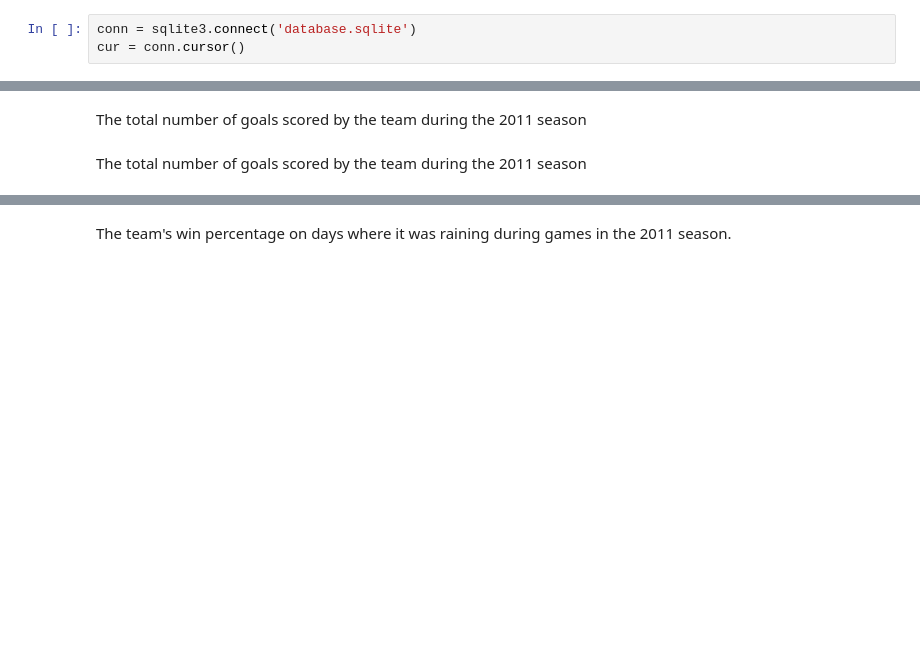
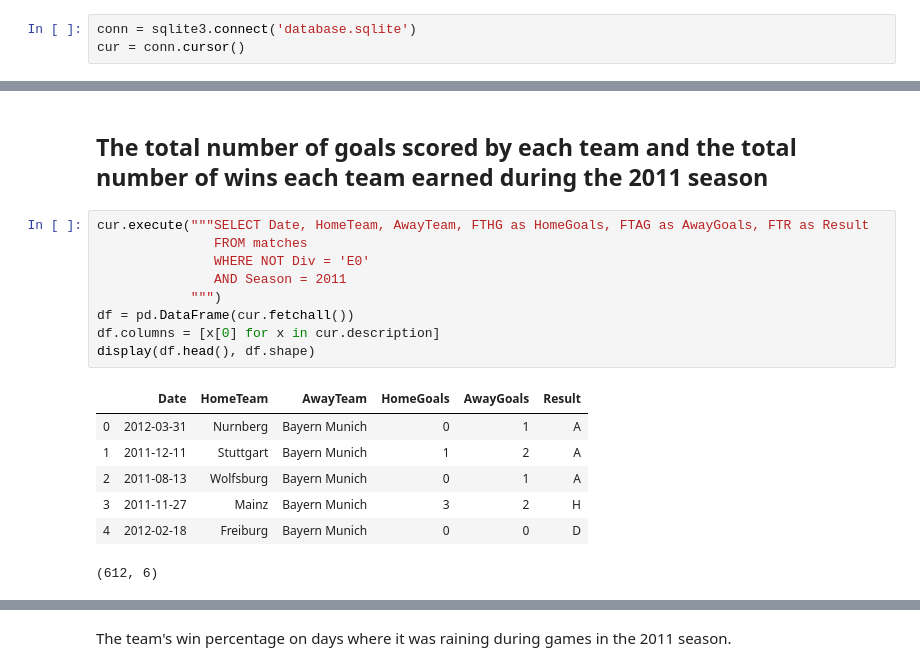
Before and after one commit to JoeSRead/london-ds-100719-M2-project-template, a Jupyter notebook: main.ipynb, the cells around one changed output, grey strips where cells are left out. Drawn from its saved outputs; the diff is of its cells as text; blank space fills up the shorter version.

```diff
--- a/main.ipynb
+++ b/main.ipynb
@@ -42,4 +32,19 @@ The name of the team
 # %% [markdown]
-The total number of goals scored by the team during the 2011 season
+## The total number of goals scored by each team and the total number of wins each team earned during the 2011 season
-# %% [markdown]
-The total number of goals scored by the team during the 2011 season
+# %%
+cur.execute("""SELECT Date, HomeTeam, AwayTeam, FTHG as HomeGoals, FTAG as AwayGoals, FTR as Result
+               FROM matches
+               WHERE NOT Div = 'E0'
+               AND Season = 2011
+            """)
+df = pd.DataFrame(cur.fetchall())
+df.columns = [x[0] for x in cur.description]
+display(df.head(), df.shape)
+# %% [output]
+|  | Date | HomeTeam | AwayTeam | HomeGoals | AwayGoals | Result |
+| 0 | 2012-03-31 | Nurnberg | Bayern Munich | 0 | 1 | A |
+| 1 | 2011-12-11 | Stuttgart | Bayern Munich | 1 | 2 | A |
+| 2 | 2011-08-13 | Wolfsburg | Bayern Munich | 0 | 1 | A |
+| 3 | 2011-11-27 | Mainz | Bayern Munich | 3 | 2 | H |
+| 4 | 2012-02-18 | Freiburg | Bayern Munich | 0 | 0 | D |
+(612, 6)
```
Also changed, not shown: parts of 19 cells of this notebook, 1 other file.
